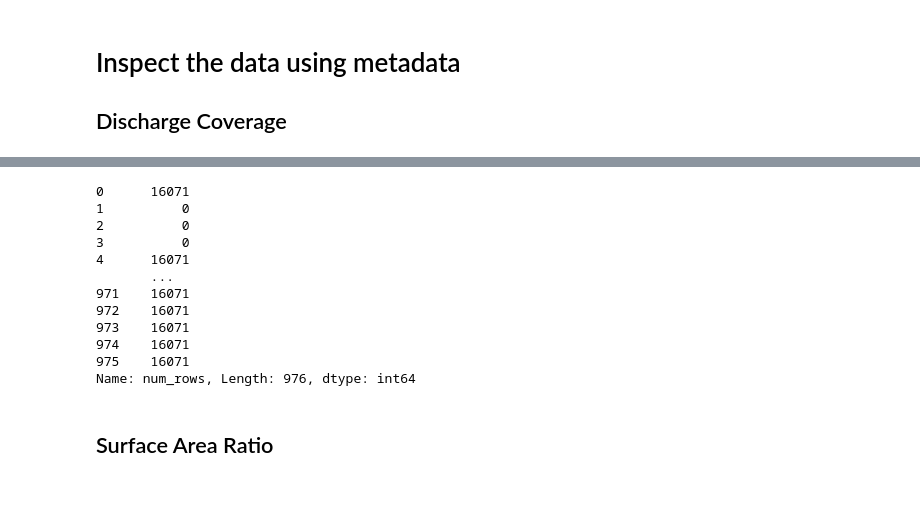
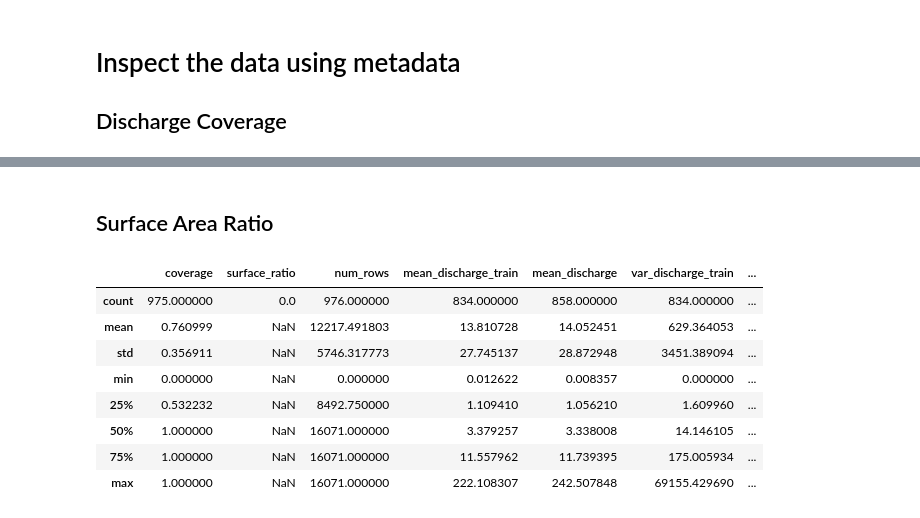
Before and after one commit to yunsupark1120/GAGEii_modeling, a Jupyter notebook: metadata/data_processing.ipynb, the cells around one changed output, grey strips where cells are left out. Drawn from its saved outputs; the diff is of its cells as text; code cells hidden in the pictures.

```diff
--- a/metadata/data_processing.ipynb
+++ b/metadata/data_processing.ipynb
@@ -249,20 +289,17 @@ meta_df[meta_df["gauge_id"] == "04176605"]
-# %%
-meta_df.num_rows
-# %% [output]
-0      16071
-1          0
-2          0
-3          0
-4      16071
-       ...
-971    16071
-972    16071
-973    16071
-974    16071
-975    16071
-Name: num_rows, Length: 976, dtype: int64
 # %% [markdown]
 ## Surface Area Ratio
+# %%
+meta_df.describe()
+# %% [output]
+|  | coverage | surface_ratio | num_rows | mean_discharge_train | mean_discharge | var_discharge_train | ... |
+| count | 975.000000 | 0.0 | 976.000000 | 834.000000 | 858.000000 | 834.000000 | ... |
+| mean | 0.760999 | NaN | 12217.491803 | 13.810728 | 14.052451 | 629.364053 | ... |
+| std | 0.356911 | NaN | 5746.317773 | 27.745137 | 28.872948 | 3451.389094 | ... |
+| min | 0.000000 | NaN | 0.000000 | 0.012622 | 0.008357 | 0.000000 | ... |
+| 25% | 0.532232 | NaN | 8492.750000 | 1.109410 | 1.056210 | 1.609960 | ... |
+| 50% | 1.000000 | NaN | 16071.000000 | 3.379257 | 3.338008 | 14.146105 | ... |
+| 75% | 1.000000 | NaN | 16071.000000 | 11.557962 | 11.739395 | 175.005934 | ... |
+| max | 1.000000 | NaN | 16071.000000 | 222.108307 | 242.507848 | 69155.429690 | ... |
 # %%
 import pandas as pd
 import matplotlib.pyplot as plt
```
Also changed, not shown: parts of 23 cells of this notebook, 8 other files.
